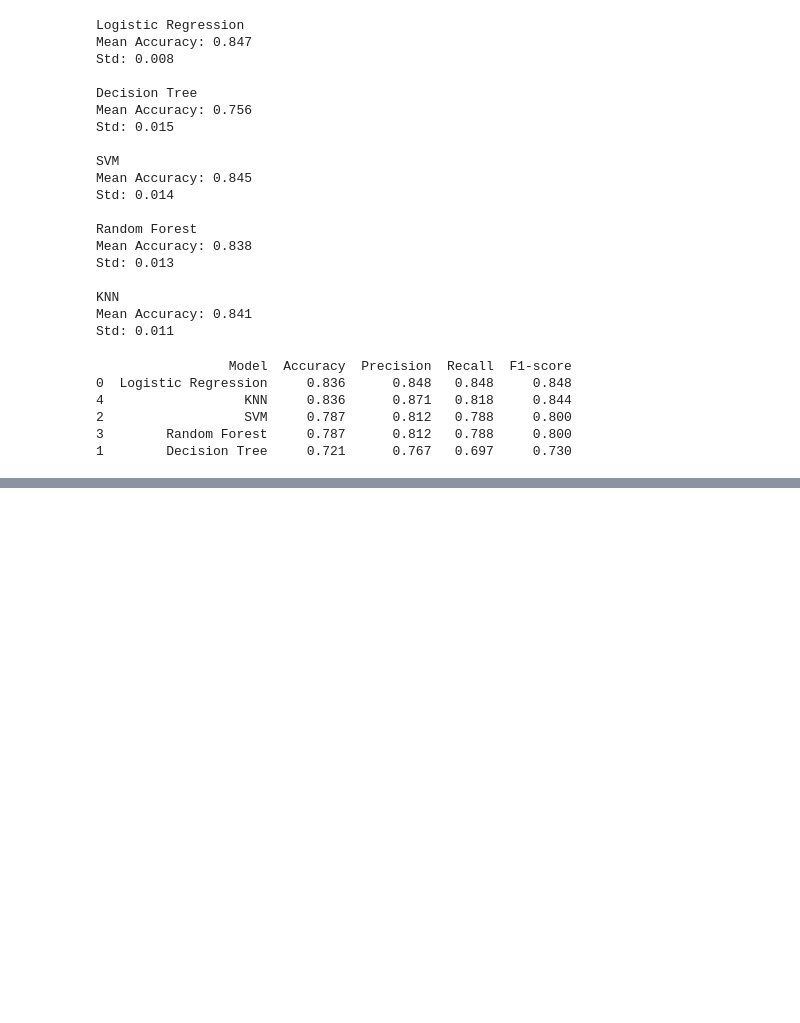
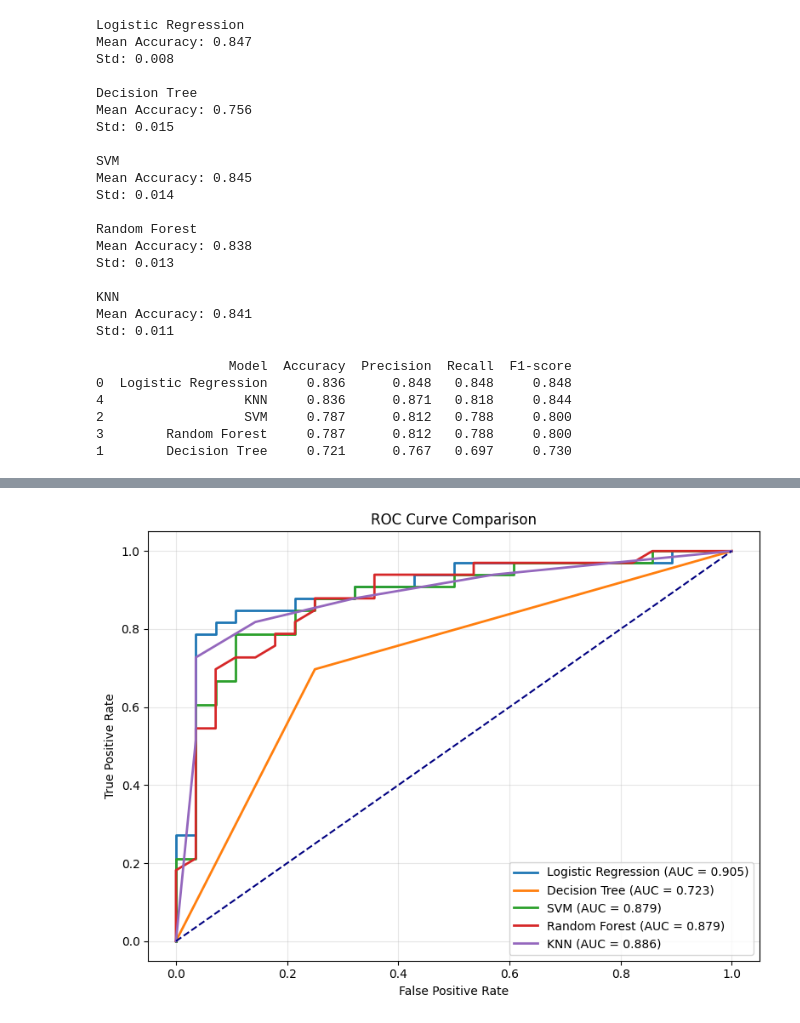
Before and after one commit to HasibeAltuntas06/Heart-Diease, a Jupyter notebook: deneme.ipynb, the cells around one changed output, grey strips where cells are left out. Saved outputs shown, nothing was run; the diff lists cells and outputs as text; code cells hidden in the pictures; blank space fills up the shorter version.

```diff
--- a/deneme.ipynb
+++ b/deneme.ipynb
@@ -464,0 +567,32 @@ print(results_df)
+# %%
+from sklearn.metrics import roc_curve, auc
+import matplotlib.pyplot as plt
+
+trained_models = {
+    "Logistic Regression": logistic_pipeline,
+    "Decision Tree": tree_pipeline,
+    "SVM": svm_pipeline,
+    "Random Forest": rf_pipeline,
+    "KNN": knn_pipeline
+}
+
+plt.figure(figsize=(8, 6))
+
+for model_name, model in trained_models.items():
+    y_prob = model.predict_proba(X_test)[:, 1]
+    fpr, tpr, _ = roc_curve(y_test, y_prob)
+    roc_auc = auc(fpr, tpr)
+
+    plt.plot(fpr, tpr, linewidth=2, label=f"{model_name} (AUC = {roc_auc:.3f})")
+
+plt.plot([0, 1], [0, 1], linestyle="--", color="navy", linewidth=1.5)
+
+plt.title("ROC Curve Comparison")
+plt.xlabel("False Positive Rate")
+plt.ylabel("True Positive Rate")
+plt.legend(loc="lower right")
+plt.grid(alpha=0.3)
+plt.tight_layout()
+plt.show()
+# %% [output]
+[figure, added]
```
Also changed, not shown: parts of 5 cells of this notebook, 1 other file.
